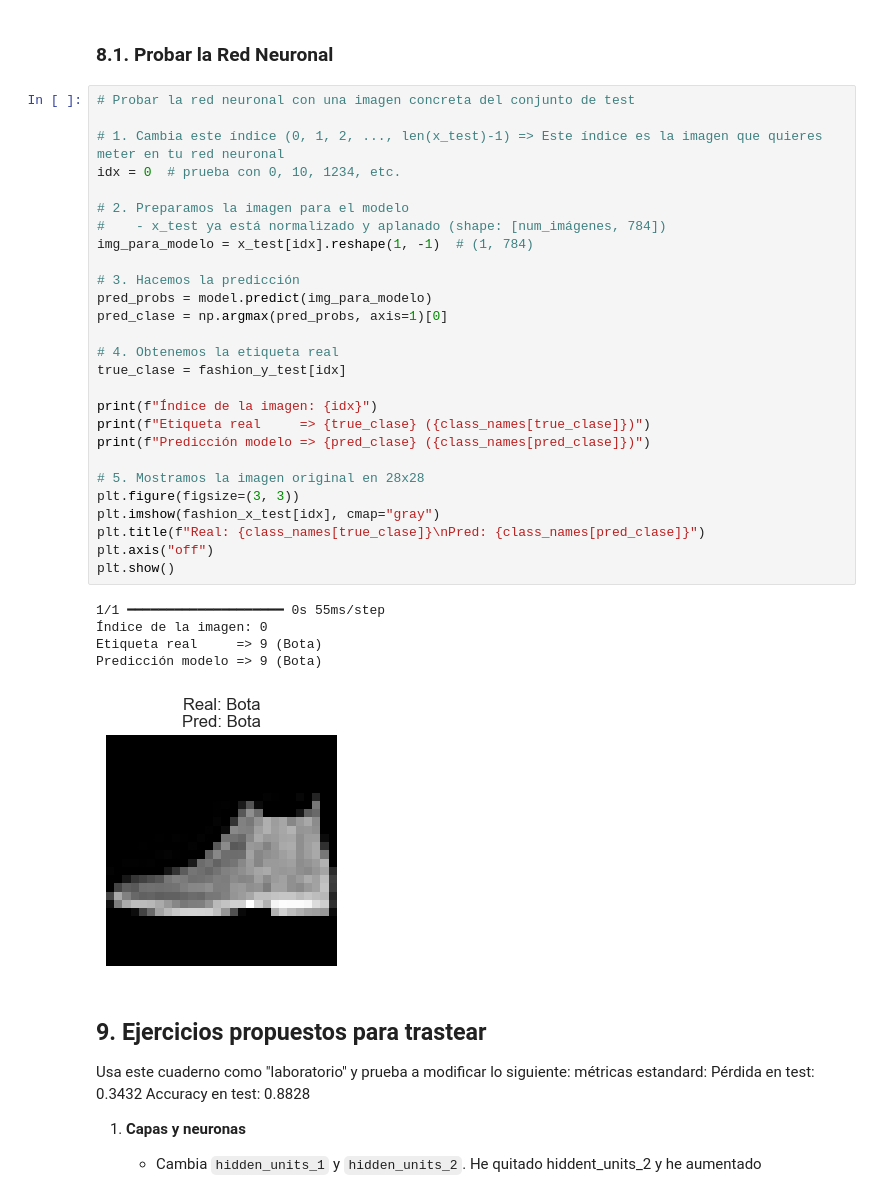
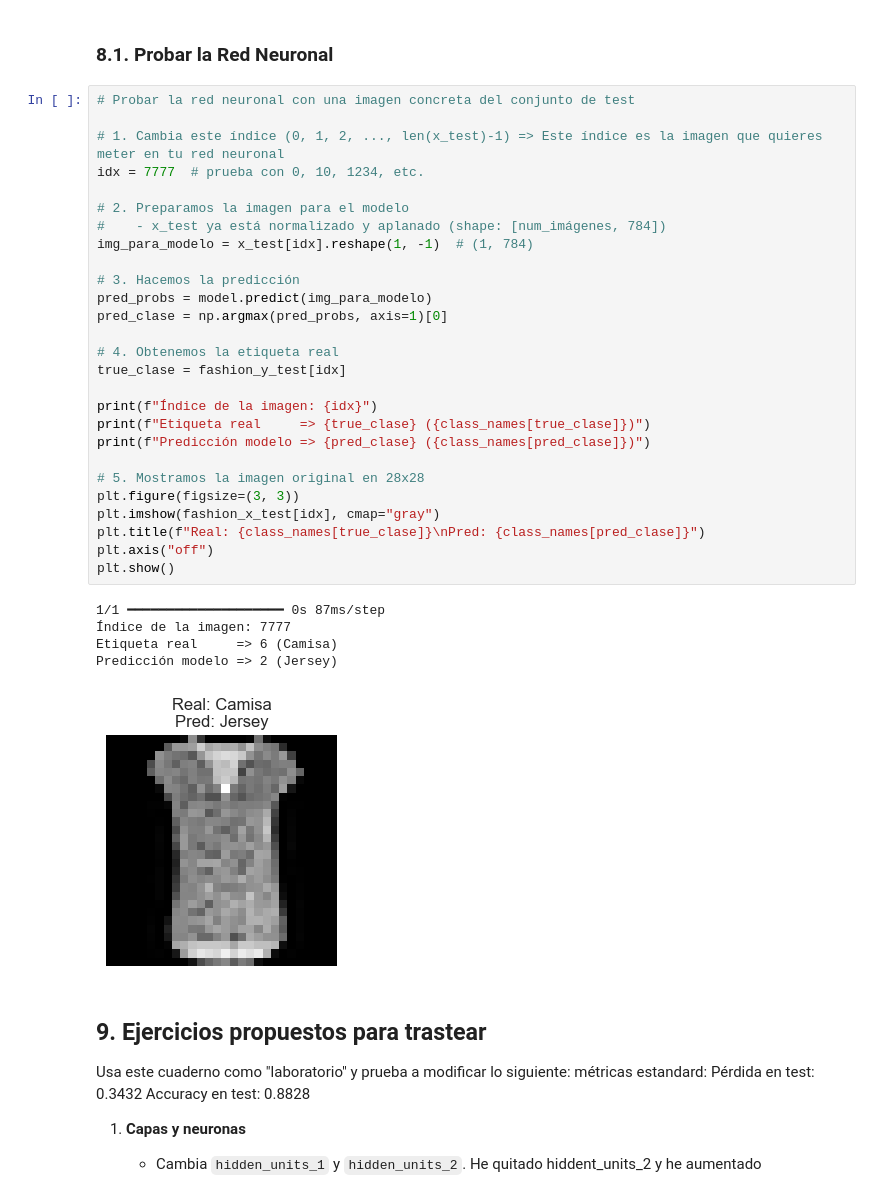
Before and after one commit to j1-dev/SAA, a Jupyter notebook: Red_Neuronal_FashionMNIST.ipynb, the cells around one changed output. Saved outputs shown, nothing was run; the diff lists cells and outputs as text.

```diff
--- a/Red_Neuronal_FashionMNIST.ipynb
+++ b/Red_Neuronal_FashionMNIST.ipynb
@@ -332,36 +315,36 @@ Accuracy en test: 0.8921
 # %%
 # Probar la red neuronal con una imagen concreta del conjunto de test
 
 # 1. Cambia este índice (0, 1, 2, ..., len(x_test)-1) => Este índice es la imagen que quieres meter en tu red neuronal
-idx = 0  # prueba con 0, 10, 1234, etc.
+idx = 7777  # prueba con 0, 10, 1234, etc.
 
 # 2. Preparamos la imagen para el modelo
 #    - x_test ya está normalizado y aplanado (shape: [num_imágenes, 784])
 img_para_modelo = x_test[idx].reshape(1, -1)  # (1, 784)
 
 # 3. Hacemos la predicción
 pred_probs = model.predict(img_para_modelo)
 pred_clase = np.argmax(pred_probs, axis=1)[0]
 
 # 4. Obtenemos la etiqueta real
 true_clase = fashion_y_test[idx]
 
 print(f"Índice de la imagen: {idx}")
 print(f"Etiqueta real     => {true_clase} ({class_names[true_clase]})")
 print(f"Predicción modelo => {pred_clase} ({class_names[pred_clase]})")
 
 # 5. Mostramos la imagen original en 28x28
 plt.figure(figsize=(3, 3))
 plt.imshow(fashion_x_test[idx], cmap="gray")
 plt.title(f"Real: {class_names[true_clase]}\nPred: {class_names[pred_clase]}")
 plt.axis("off")
 plt.show()
 # %% [output]
-1/1 ━━━━━━━━━━━━━━━━━━━━ 0s 55ms/step
-Índice de la imagen: 0
-Etiqueta real     => 9 (Bota)
-Predicción modelo => 9 (Bota)
+1/1 ━━━━━━━━━━━━━━━━━━━━ 0s 87ms/step
+Índice de la imagen: 7777
+Etiqueta real     => 6 (Camisa)
+Predicción modelo => 2 (Jersey)
-[figure, old version]
+[figure, new version]
 # %% [markdown]
 ## 9. Ejercicios propuestos para trastear
 
```
Also changed, not shown: parts of 2 cells of this notebook, 2 other files.
